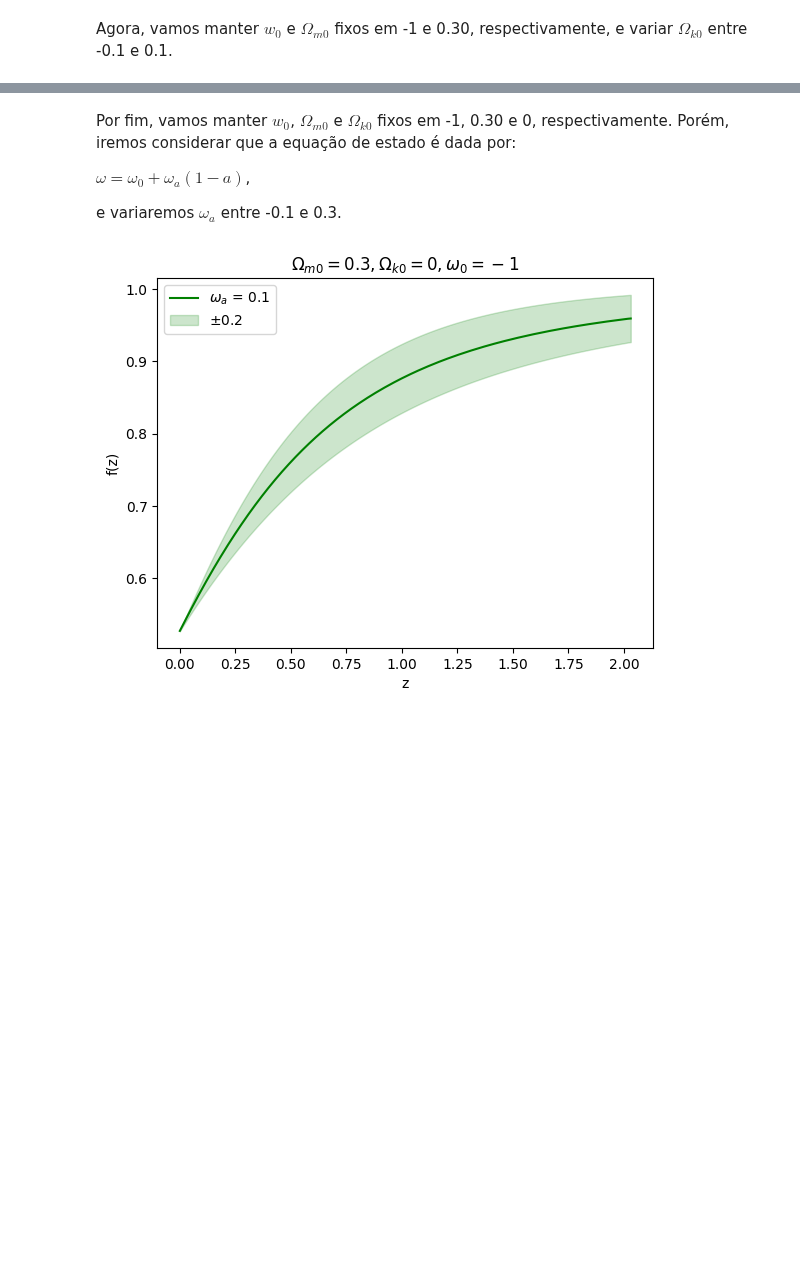
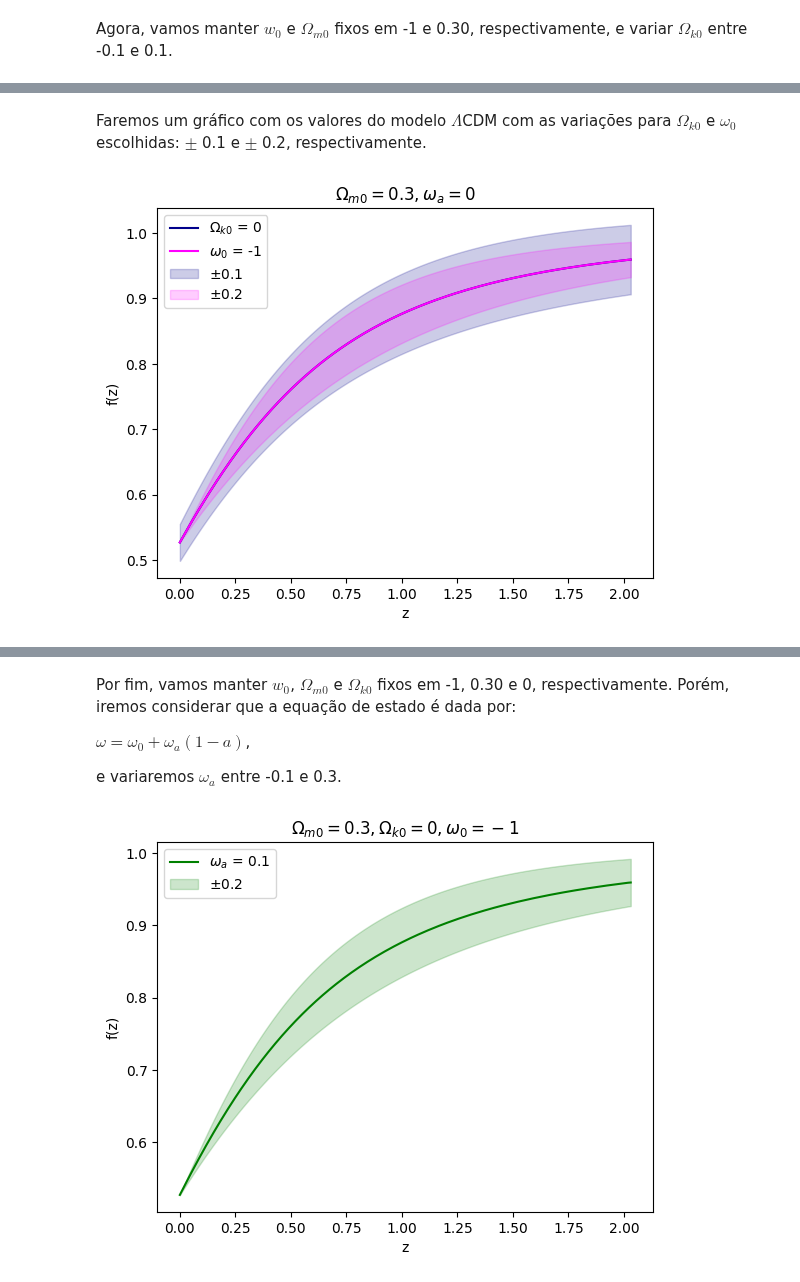
Before and after one commit to fernanda0402/Doutorado, a Jupyter notebook: Taxa_de_crescimento_de_estruturas.ipynb, the cells around one changed output, grey strips where cells are left out. Drawn from its saved outputs; the diff is of its cells as text; code cells hidden in the pictures; blank space fills up the shorter version.

```diff
--- a/Taxa_de_crescimento_de_estruturas.ipynb
+++ b/Taxa_de_crescimento_de_estruturas.ipynb
@@ -195,0 +211,15 @@ plt.show()
+# %% [markdown]
+Faremos um gráfico com os valores do modelo $\Lambda$CDM com as variações para $\Omega_{k0}$ e $\omega_0$ escolhidas: $\pm$ 0.1 e $\pm$ 0.2, respectivamente.
+# %%
+fig, ax = plt.subplots()
+ax.plot(z, f, label='$\Omega_{k0}$ = 0', color='darkblue')
+ax.plot(z, f, label='$\omega_0$ = -1', color='magenta')
+plt.xlabel('z')
+plt.ylabel('f(z)')
+ax.fill_between(z, f - sig_f3,  f + sig_f3,  alpha=0.2, color='darkblue', label='$\pm$0.1')
+ax.fill_between(z, f - sig_f, f + sig_f, alpha=0.2, label='$\pm$0.2', color='magenta')
+plt.legend(loc='upper left')
+plt.title('$\Omega_{m0} = 0.3, \omega_a = 0$')
+plt.show()
+# %% [output]
+[figure, added]
```
Also changed, not shown: parts of 12 cells of this notebook.
